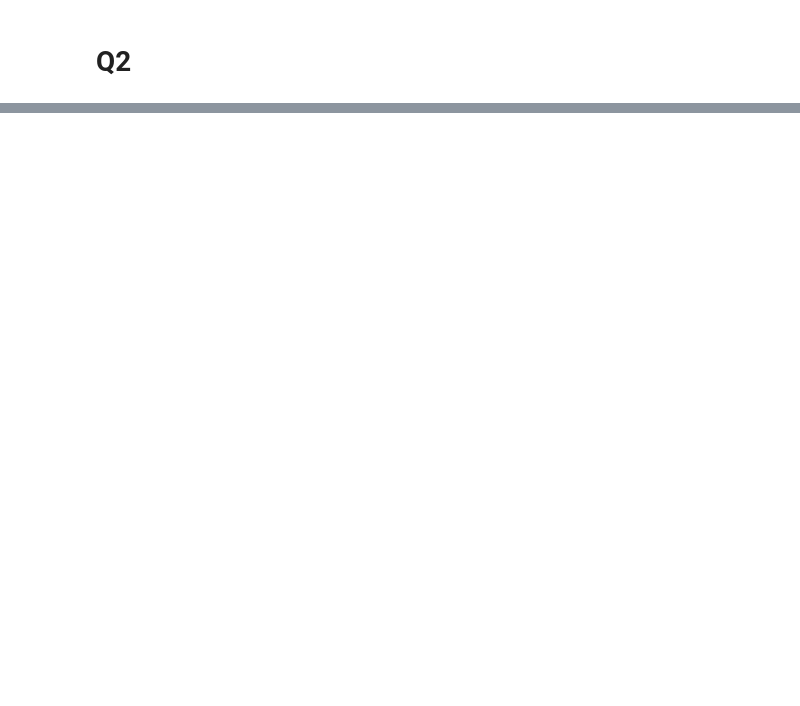
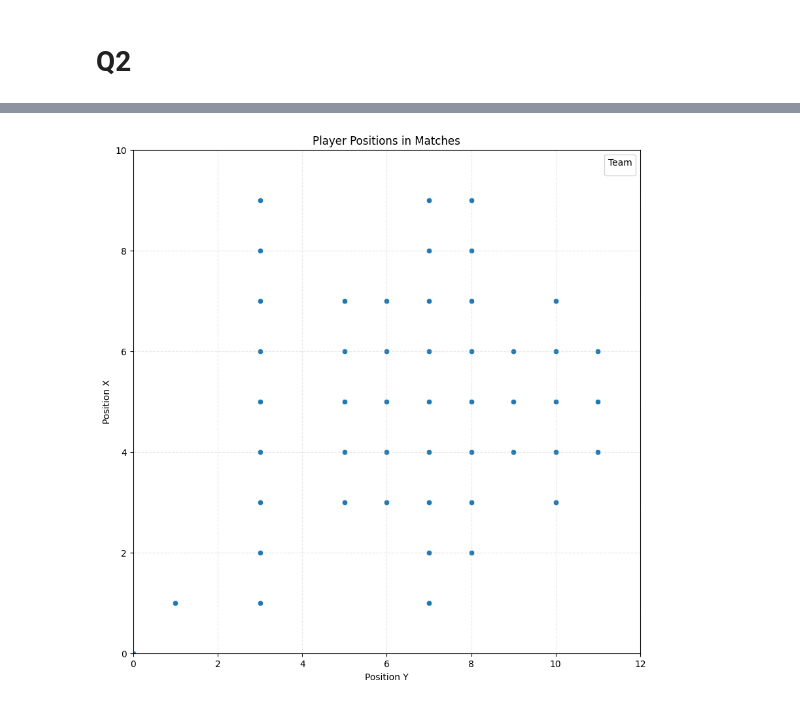
Before and after one commit to tangnatta/AUT461-FIFA-2025, a Jupyter notebook: main.ipynb, the cells around one changed output, grey strips where cells are left out. Cells and saved outputs as stored; diff of their text form; code cells hidden in the pictures; blank space fills up the shorter version.

```diff
--- a/main.ipynb
+++ b/main.ipynb
@@ -375,0 +457,14 @@ df_match_player_denorm
+# %%
+# scatter plot of position x and y
+plt.figure(figsize=(10, 10))
+sns.scatterplot(data=player_match_df, x='position_y', y='position_x')
+plt.title('Player Positions in Matches')
+plt.xlabel('Position Y')
+plt.ylabel('Position X')
+plt.xlim(0, 12)
+plt.ylim(0, 10)
+plt.grid(True, alpha=0.3, linestyle='--')
+plt.legend(title='Team', loc='upper right')
+plt.show()
+# %% [output]
+[figure, added]
```
Also changed, not shown: parts of 31 cells of this notebook, 2 other files.
